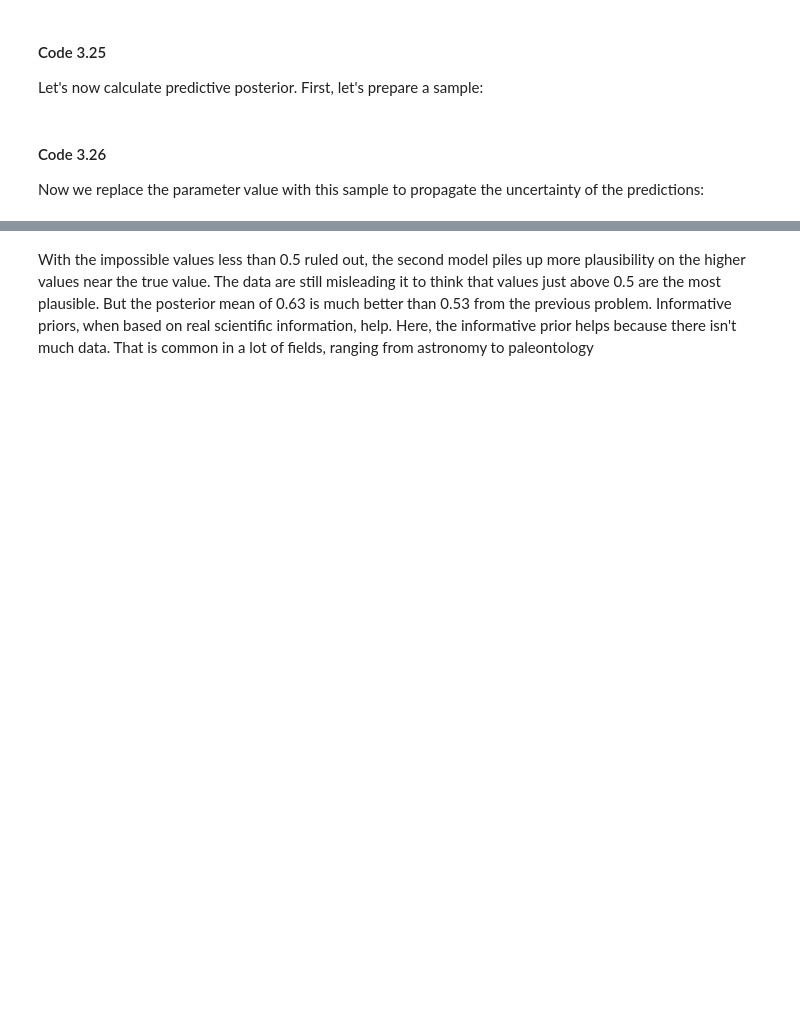
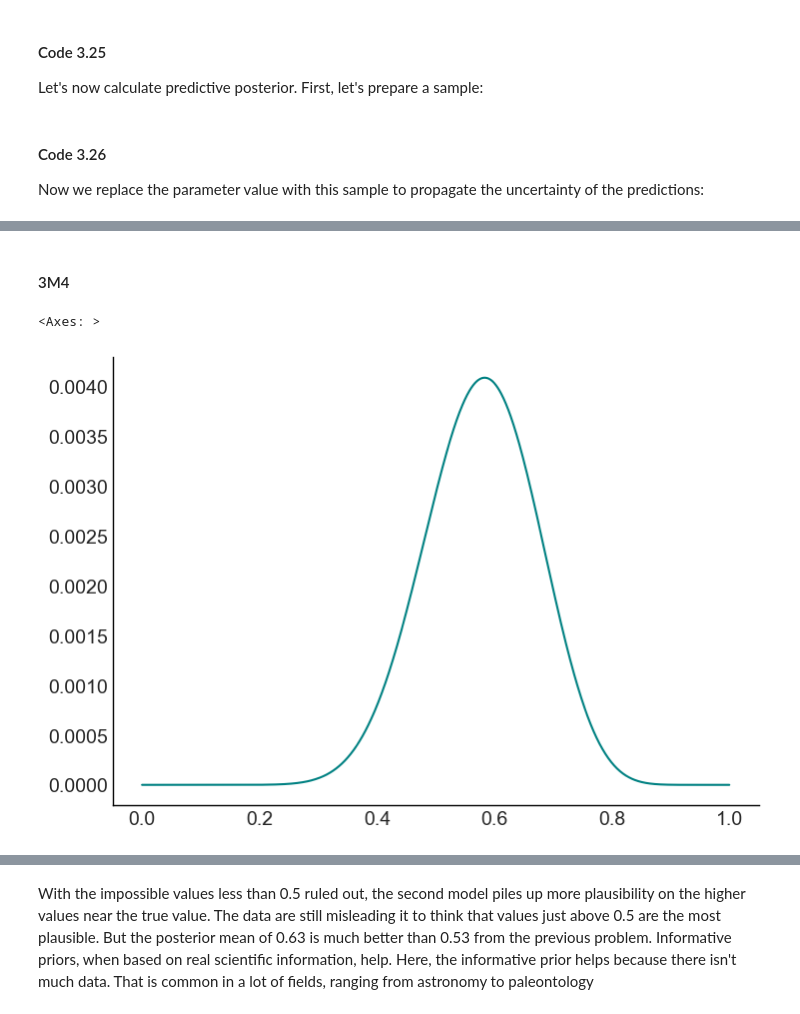
Before and after one commit to zsfrbkv/statrethink-course-numpyro-2019, a Jupyter notebook: statrethink_numpyro_w01.ipynb, the cells around one changed output, grey strips where cells are left out. Cells and saved outputs as stored; diff of their text form; code cells hidden in the pictures; blank space fills up the shorter version.

```diff
--- a/statrethink_numpyro_w01.ipynb
+++ b/statrethink_numpyro_w01.ipynb
@@ -574,0 +613,22 @@ g.axvline(0.7, ls='--', c='r');
+# %% [markdown]
+#### 3M4
+# %%
+# define grid
+p_grid = jnp.linspace(start=0, stop=1, num=1000)
+
+# define prior
+prior = posterior
+
+# compute likelihood at each value in grid
+likelihood = jnp.exp(dist.Binomial(total_count=9, probs=p_grid).log_prob(6))
+
+# compute product of likelihood and prior
+unstd_posterior_2 = likelihood * prior
+
+# standardize the posterior, so it sums to 1
+posterior_2 = unstd_posterior_2 / jnp.sum(unstd_posterior_2)
+
+sns.lineplot(x=p_grid, y=posterior_2)
+# %% [output]
+<Axes: >
+[figure, added]
```
Also changed, not shown: parts of 60 cells of this notebook, 11 other files.
